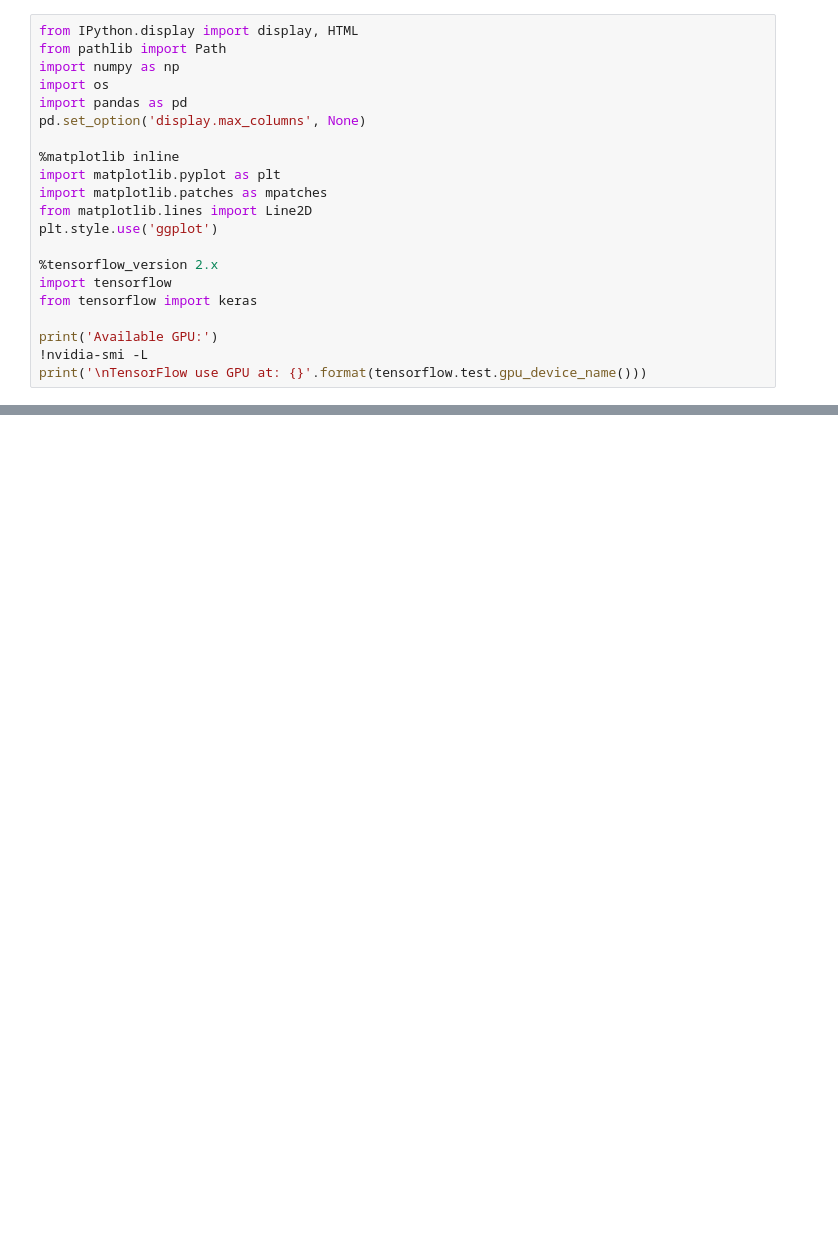
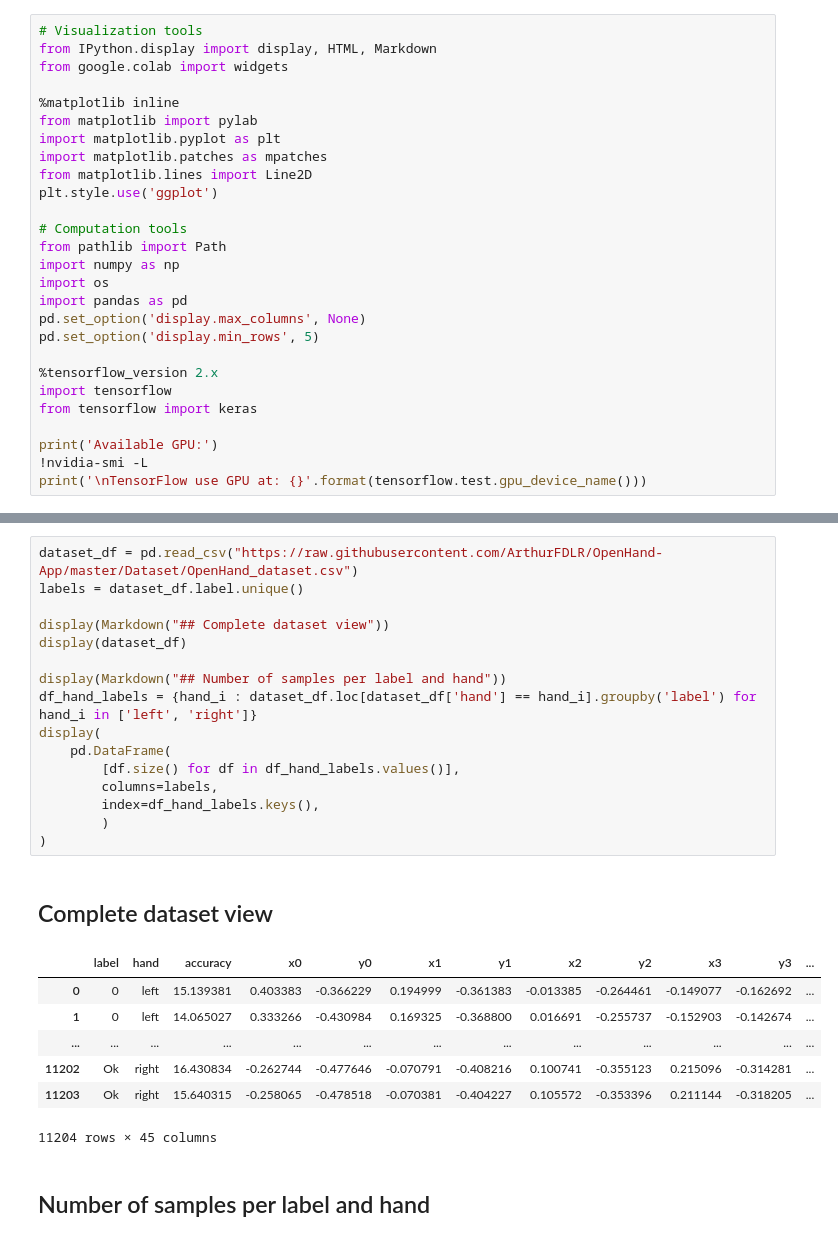
Before and after one commit to ArthurFDLR/OpenHand-Models, a Jupyter notebook: OpenHand-Models.ipynb, the cells around one changed output, grey strips where cells are left out. Cells and saved outputs as stored; diff of their text form; blank space fills up the shorter version.

Commit message:
🎨 Improve dataset exploration

```diff
--- a/OpenHand-Models.ipynb
+++ b/OpenHand-Models.ipynb
@@ -1,16 +9,22 @@
 # %%
-from IPython.display import display, HTML
+# Visualization tools
+from IPython.display import display, HTML, Markdown
+from google.colab import widgets
+
+%matplotlib inline
+from matplotlib import pylab
+import matplotlib.pyplot as plt
+import matplotlib.patches as mpatches
+from matplotlib.lines import Line2D
+plt.style.use('ggplot')
+
+# Computation tools
 from pathlib import Path
 import numpy as np
 import os
 import pandas as pd
 pd.set_option('display.max_columns', None)
-
-%matplotlib inline
-import matplotlib.pyplot as plt
-import matplotlib.patches as mpatches
-from matplotlib.lines import Line2D
-plt.style.use('ggplot')
+pd.set_option('display.min_rows', 5)
 
 %tensorflow_version 2.x
 import tensorflow
@@ -26,0 +45,26 @@ TensorFlow use GPU at: /device:GPU:0
+# %%
+dataset_df = pd.read_csv("https://raw.githubusercontent.com/ArthurFDLR/OpenHand-App/master/Dataset/OpenHand_dataset.csv")
+labels = dataset_df.label.unique()
+
+display(Markdown("## Complete dataset view"))
+display(dataset_df)
+
+display(Markdown("## Number of samples per label and hand"))
+df_hand_labels = {hand_i : dataset_df.loc[dataset_df['hand'] == hand_i].groupby('label') for hand_i in ['left', 'right']}
+display(
+    pd.DataFrame(
+        [df.size() for df in df_hand_labels.values()],
+        columns=labels,
+        index=df_hand_labels.keys(),
+        )
+)
+# %% [output]
+## Complete dataset view
+|  | label | hand | accuracy | x0 | y0 | x1 | y1 | x2 | y2 | x3 | y3 | ... |
+| 0 | 0 | left | 15.139381 | 0.403383 | -0.366229 | 0.194999 | -0.361383 | -0.013385 | -0.264461 | -0.149077 | -0.162692 | ... |
+| 1 | 0 | left | 14.065027 | 0.333266 | -0.430984 | 0.169325 | -0.368800 | 0.016691 | -0.255737 | -0.152903 | -0.142674 | ... |
+| ... | ... | ... | ... | ... | ... | ... | ... | ... | ... | ... | ... | ... |
+| 11202 | Ok | right | 16.430834 | -0.262744 | -0.477646 | -0.070791 | -0.408216 | 0.100741 | -0.355123 | 0.215096 | -0.314281 | ... |
+| 11203 | Ok | right | 15.640315 | -0.258065 | -0.478518 | -0.070381 | -0.404227 | 0.105572 | -0.353396 | 0.211144 | -0.318205 | ... |
+11204 rows × 45 columns
+## Number of samples per label and hand
```
Also changed, not shown: parts of 33 cells of this notebook.
